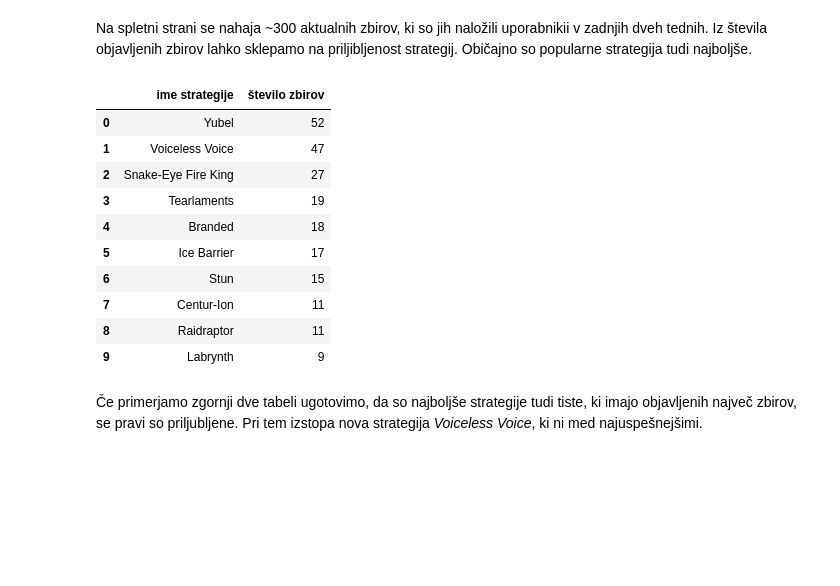
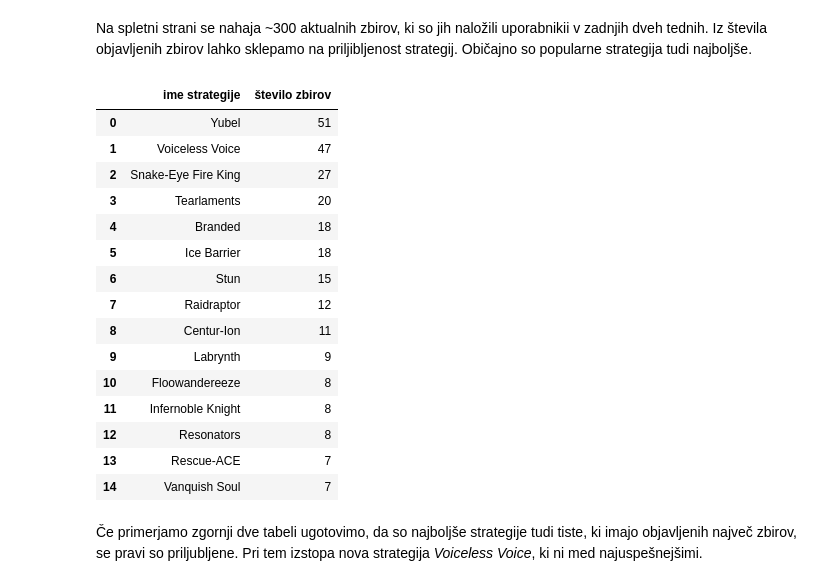
Before and after one commit to MatevzJausovec/Uvod-v-programiranje---Projektna-naloga, a Jupyter notebook: predstavitev.ipynb, the cells around one changed output. Drawn from its saved outputs; the diff is of its cells as text; code cells hidden in the pictures; blank space fills up the shorter version.

```diff
--- a/predstavitev.ipynb
+++ b/predstavitev.ipynb
@@ -46,18 +45,23 @@ Tabela kaže, da sta trenutno dve najboljši strategiji Yubel in Snake-Eye Fire
 # %% [markdown]
 Na spletni strani se nahaja ~300 aktualnih zbirov, ki so jih naložili uporabnikii v zadnjih dveh tednih. Iz števila objavljenih zbirov lahko sklepamo na priljibljenost strategij. Običajno so popularne strategija tudi najboljše.
 # %%
-strategije.head(10)
+strategije.head(15)
 # %% [output]
 |  | ime strategije | število zbirov |
-| 0 | Yubel | 52 |
+| 0 | Yubel | 51 |
 | 1 | Voiceless Voice | 47 |
 | 2 | Snake-Eye Fire King | 27 |
-| 3 | Tearlaments | 19 |
+| 3 | Tearlaments | 20 |
 | 4 | Branded | 18 |
-| 5 | Ice Barrier | 17 |
+| 5 | Ice Barrier | 18 |
 | 6 | Stun | 15 |
-| 7 | Centur-Ion | 11 |
-| 8 | Raidraptor | 11 |
+| 7 | Raidraptor | 12 |
+| 8 | Centur-Ion | 11 |
 | 9 | Labrynth | 9 |
+| 10 | Floowandereeze | 8 |
+| 11 | Infernoble Knight | 8 |
+| 12 | Resonators | 8 |
+| 13 | Rescue-ACE | 7 |
+| 14 | Vanquish Soul | 7 |
 # %% [markdown]
 Če primerjamo zgornji dve tabeli ugotovimo, da so najboljše strategije tudi tiste, ki imajo objavljenih največ zbirov, se pravi so priljubljene. Pri tem izstopa nova strategija *Voiceless Voice*, ki ni med najuspešnejšimi.
```
Also changed, not shown: parts of 22 cells of this notebook, 1 other file.
